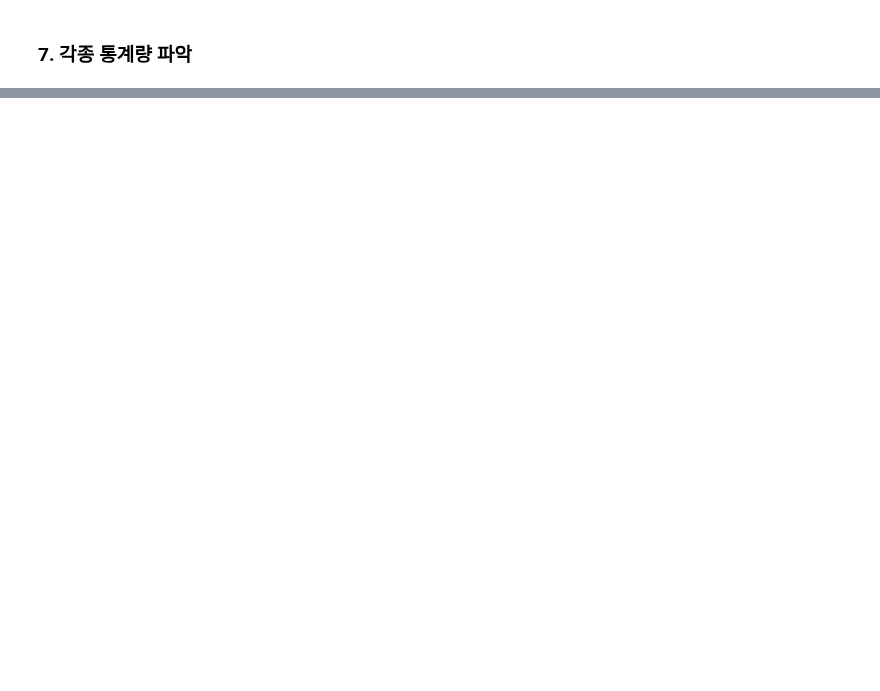
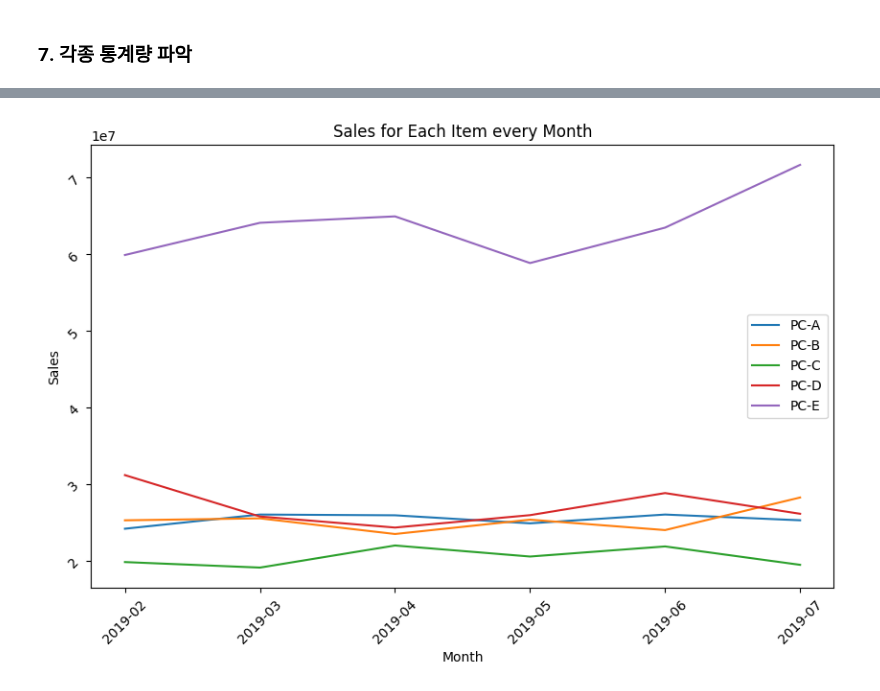
Before and after one commit to KHseo32/test, a Jupyter notebook: project01/03. 데이터 분석/04. Marketing/01.웹에서주문수를분석/01.웹에서주문수를분석.ipynb, the cells around one changed output, grey strips where cells are left out. Cells and saved outputs as stored; diff of their text form; code cells hidden in the pictures; blank space fills up the shorter version.

```diff
--- a/project01/03. 데이터 분석/04. Marketing/01.웹에서주문수를분석/01.웹에서주문수를분석.ipynb
+++ b/project01/03. 데이터 분석/04. Marketing/01.웹에서주문수를분석/01.웹에서주문수를분석.ipynb
@@ -82,0 +331,4 @@ SyntaxError: (unicode error) 'unicodeescape' codec can't decode bytes in positio
+# %%
+graph_data = pd.pivot_table(tran_final, index='year_month', columns='item_name', values='price', aggfunc='sum')
+
+graph_data.head()
@@ -82,0 +343,25 @@ SyntaxError: (unicode error) 'unicodeescape' codec can't decode bytes in positio
+# %%
+
+graph_data.index = graph_data.index.astype(str)
+
+plt.figure(figsize=(10, 6))
+
+
+for column in graph_data.columns:
+    plt.plot(graph_data.index, graph_data[column], label=column)
+
+plt.xlabel('Month')
+plt.ylabel('Sales')
+plt.title('Sales for Each Item every Month')
+
+
+plt.xticks(rotation=45)
+plt.yticks(rotation=45)
+
+plt.legend()
+
+
+
+plt.show()
+# %% [output]
+[figure, added]
```
Also changed, not shown: parts of 33 cells of this notebook, 3 other files.
